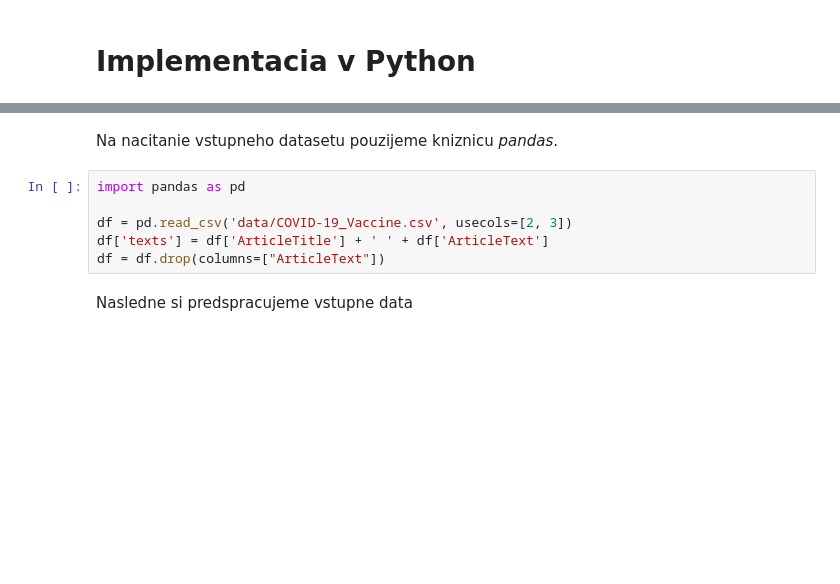
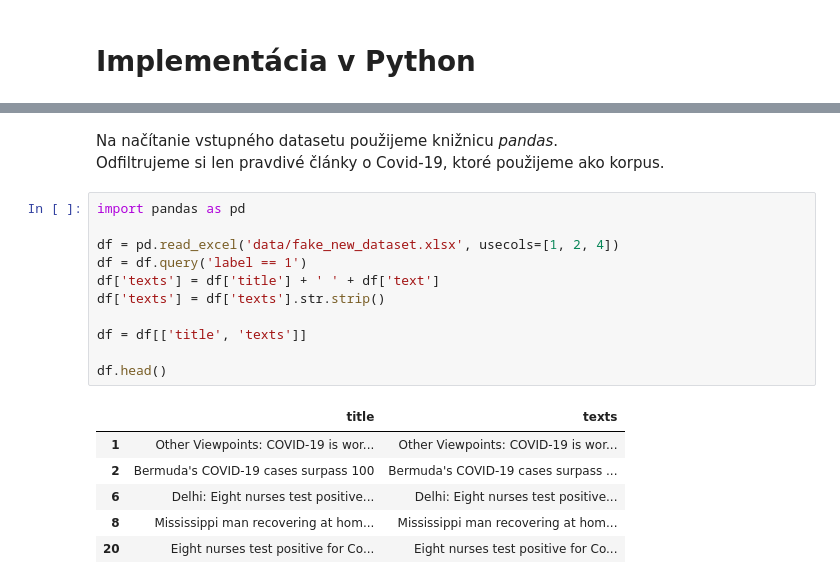
Before and after one commit to 31Lukas/analyza_dopytov_z_vyhladavaca, a Jupyter notebook: tf_idf.ipynb, the cells around one changed output, grey strips where cells are left out. Cells and saved outputs as stored; diff of their text form; blank space fills up the shorter version.

```diff
--- a/tf_idf.ipynb
+++ b/tf_idf.ipynb
@@ -28,7 +28,7 @@ kde:
  - $|D|$ predstavuje veľkosť databázy prehľadávaných dokumentov (počet)
  - $|\{j:t_{i}\in d_{j}\}|$  predstavuje počet dokumentov, ktoré obsahujú slovo $i$
 # %% [markdown]
-# Implementacia v Python
+# Implementácia v Python
 # %%
 # Nainstalujeme si pripadne chybajuce zavislosti
 %pip install pandas nltk scikit-learn matplotlib
@@ -50,13 +50,24 @@ Requirement already satisfied: pillow>=6.2.0 in ./venv/lib64/python3.11/site-pac
 Requirement already satisfied: pyparsing>=2.3.1 in ./venv/lib64/python3.11/site-packages (from matplotlib) (3.0.9)
 Requirement already satisfied: six>=1.5 in ./venv/lib64/python3.11/site-packages (from python-dateutil>=2.8.2->pandas) (1.16.0)
 Note: you may need to restart the kernel to use updated packages.
-# %% [markdown]
-Na nacitanie vstupneho datasetu pouzijeme kniznicu *pandas*.
+# %% [markdown]
+Na načítanie vstupného datasetu použijeme knižnicu _pandas_.
+Odfiltrujeme si len pravdivé články o Covid-19, ktoré použijeme ako korpus.
 # %%
 import pandas as pd
 
-df = pd.read_csv('data/COVID-19_Vaccine.csv', usecols=[2, 3])
-df['texts'] = df['ArticleTitle'] + ' ' + df['ArticleText']
-df = df.drop(columns=["ArticleText"])
+df = pd.read_excel('data/fake_new_dataset.xlsx', usecols=[1, 2, 4])
+df = df.query('label == 1')
+df['texts'] = df['title'] + ' ' + df['text']
+df['texts'] = df['texts'].str.strip()
+
+df = df[['title', 'texts']]
+
+df.head()
+# %% [output]
+|  | title | texts |
+| 1 | Other Viewpoints: COVID-19 is wor... | Other Viewpoints: COVID-19 is wor... |
+| 2 | Bermuda's COVID-19 cases surpass 100 | Bermuda's COVID-19 cases surpass ... |
+| 6 | Delhi: Eight nurses test positive... | Delhi: Eight nurses test positive... |
+| 8 | Mississippi man recovering at hom... | Mississippi man recovering at hom... |
+| 20 | Eight nurses test positive for Co... | Eight nurses test positive for Co... |
-# %% [markdown]
-Nasledne si predspracujeme vstupne data
```
Also changed, not shown: parts of 9 cells of this notebook, 3 other files.
